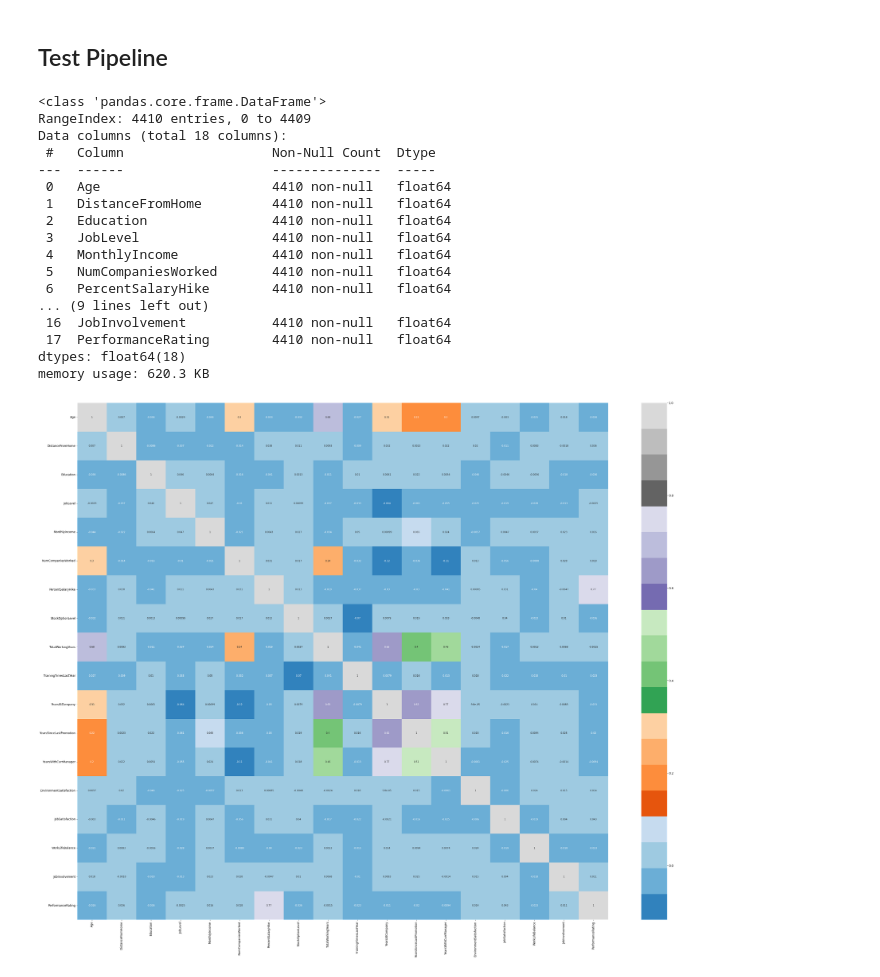
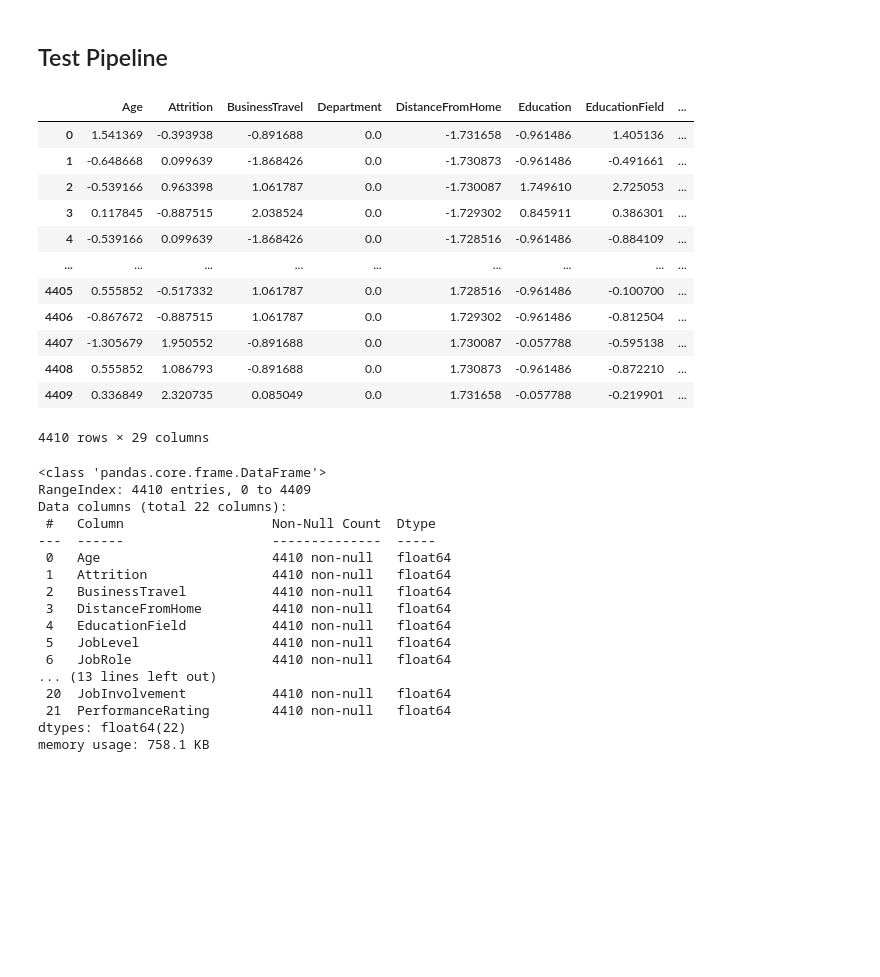
Before and after one commit to KindPixel/Projet-IA, a Jupyter notebook: ProjetIA - RegLog.ipynb, the cells around one changed output. Saved outputs shown, nothing was run; the diff lists cells and outputs as text; code cells hidden in the pictures; blank space fills up the shorter version.

```diff
--- a/ProjetIA - RegLog.ipynb
+++ b/ProjetIA - RegLog.ipynb
@@ -193,37 +219,50 @@ dataset_pipeline = full_pipeline.fit_transform(dataset_pl)
 # %%
 dataset_prepared = pd.DataFrame(
     dataset_pipeline,
-    columns=list(num_attribs)
+    columns=list(dataset.columns)
 )
-# dataset_prepared
+#np.concatenate((num_attribs, encoder.get_feature_names(str_attribs)))
+dataset_prepared
+# %% [output]
+|  | Age | Attrition | BusinessTravel | Department | DistanceFromHome | Education | EducationField | ... |
+| 0 | 1.541369 | -0.393938 | -0.891688 | 0.0 | -1.731658 | -0.961486 | 1.405136 | ... |
+| 1 | -0.648668 | 0.099639 | -1.868426 | 0.0 | -1.730873 | -0.961486 | -0.491661 | ... |
+| 2 | -0.539166 | 0.963398 | 1.061787 | 0.0 | -1.730087 | 1.749610 | 2.725053 | ... |
+| 3 | 0.117845 | -0.887515 | 2.038524 | 0.0 | -1.729302 | 0.845911 | 0.386301 | ... |
+| 4 | -0.539166 | 0.099639 | -1.868426 | 0.0 | -1.728516 | -0.961486 | -0.884109 | ... |
+| ... | ... | ... | ... | ... | ... | ... | ... | ... |
+| 4405 | 0.555852 | -0.517332 | 1.061787 | 0.0 | 1.728516 | -0.961486 | -0.100700 | ... |
+| 4406 | -0.867672 | -0.887515 | 1.061787 | 0.0 | 1.729302 | -0.961486 | -0.812504 | ... |
+| 4407 | -1.305679 | 1.950552 | -0.891688 | 0.0 | 1.730087 | -0.057788 | -0.595138 | ... |
+| 4408 | 0.555852 | 1.086793 | -0.891688 | 0.0 | 1.730873 | -0.961486 | -0.872210 | ... |
+| 4409 | 0.336849 | 2.320735 | 0.085049 | 0.0 | 1.731658 | -0.057788 | -0.219901 | ... |
+4410 rows × 29 columns
 # %%
 import pandas as pd, numpy as np, seaborn as sns,matplotlib.pyplot as plt
-# useless_value = ['StandardHours','EmployeeCount','EmployeeID']
-# dataset_prepared = dataset_prepared.drop(useless_value, axis = 1)
+useless_value = ['StandardHours','Education','EmployeeCount','EmployeeID', "Over18", "Gender", "Department"]
+dataset_prepared = dataset_prepared.drop(useless_value, axis = 1)
 dataset_prepared.info()
 # %% [output]
 <class 'pandas.core.frame.DataFrame'>
 RangeIndex: 4410 entries, 0 to 4409
-Data columns (total 18 columns):
+Data columns (total 22 columns):
  #   Column                   Non-Null Count  Dtype
 ---  ------                   --------------  -----
  0   Age                      4410 non-null   float64
- 1   DistanceFromHome         4410 non-null   float64
- 2   Education                4410 non-null   float64
- 3   JobLevel                 4410 non-null   float64
- 4   MonthlyIncome            4410 non-null   float64
- 5   NumCompaniesWorked       4410 non-null   float64
- 6   PercentSalaryHike        4410 non-null   float64
-... (9 lines left out)
- 16  JobInvolvement           4410 non-null   float64
- 17  PerformanceRating        4410 non-null   float64
-dtypes: float64(18)
-memory usage: 620.3 KB
+ 1   Attrition                4410 non-null   float64
+ 2   BusinessTravel           4410 non-null   float64
+ 3   DistanceFromHome         4410 non-null   float64
+ 4   EducationField           4410 non-null   float64
+ 5   JobLevel                 4410 non-null   float64
+ 6   JobRole                  4410 non-null   float64
+... (13 lines left out)
+ 20  JobInvolvement           4410 non-null   float64
+ 21  PerformanceRating        4410 non-null   float64
+dtypes: float64(22)
+memory usage: 758.1 KB
 # %%
-plt.figure(figsize = (50,40))
-sns.heatmap(dataset_prepared.corr(),annot = True,cmap="tab20c")
-plt.show()
+# plt.figure(figsize = (50,40))
+# sns.heatmap(dataset_prepared.corr(),annot = True,cmap="tab20c")
+# plt.show()
-# %% [output]
-[figure, removed]
 # %%
 y = attrition
```
Also changed, not shown: parts of 17 cells of this notebook.
